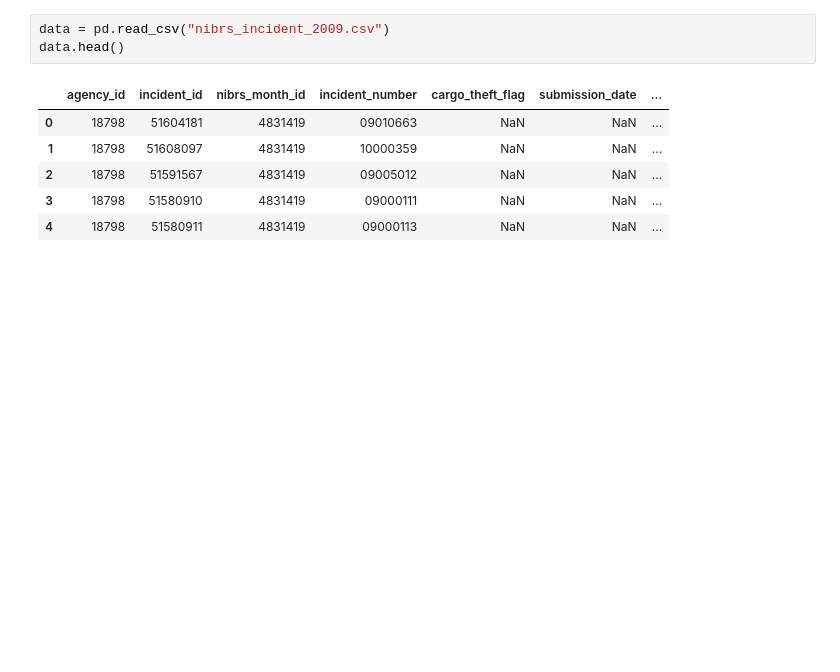
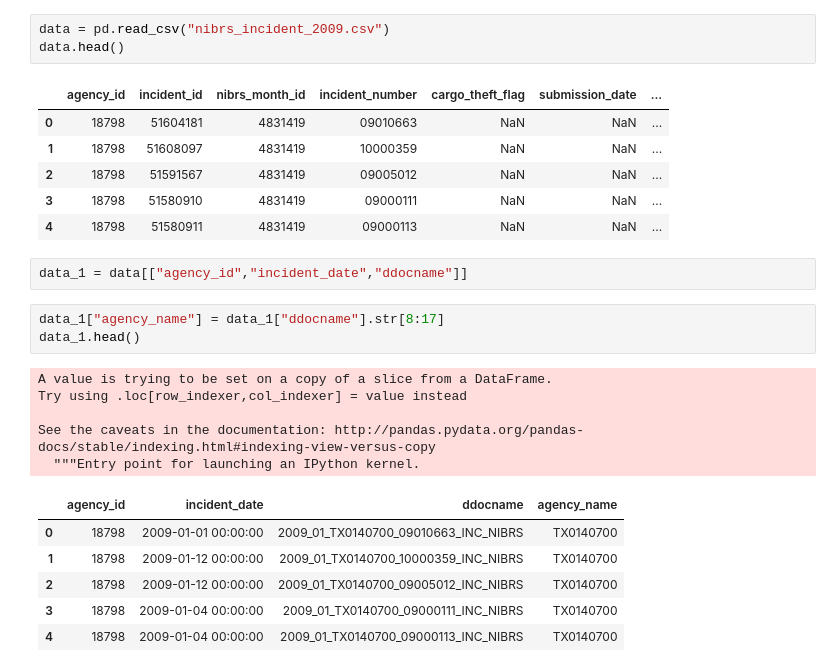
Before and after one commit to olegmrnv/crime_correlations, a Jupyter notebook: notebooks/crime_data_pull.ipynb, the cells around one changed output. Saved outputs shown, nothing was run; the diff lists cells and outputs as text; blank space fills up the shorter version.

```diff
--- a/notebooks/crime_data_pull.ipynb
+++ b/notebooks/crime_data_pull.ipynb
@@ -14,3 +15,20 @@ data.head()
 | 2 | 18798 | 51591567 | 4831419 | 09005012 | NaN | NaN | ... |
 | 3 | 18798 | 51580910 | 4831419 | 09000111 | NaN | NaN | ... |
 | 4 | 18798 | 51580911 | 4831419 | 09000113 | NaN | NaN | ... |
+# %%
+data_1 = data[["agency_id","incident_date","ddocname"]]
+# %%
+data_1["agency_name"] = data_1["ddocname"].str[8:17]
+data_1.head()
+# %% [output]
+A value is trying to be set on a copy of a slice from a DataFrame.
+Try using .loc[row_indexer,col_indexer] = value instead
+
+See the caveats in the documentation: http://pandas.pydata.org/pandas-docs/stable/indexing.html#indexing-view-versus-copy
+  """Entry point for launching an IPython kernel.
+|  | agency_id | incident_date | ddocname | agency_name |
+| 0 | 18798 | 2009-01-01 00:00:00 | 2009_01_TX0140700_09010663_INC_NIBRS | TX0140700 |
+| 1 | 18798 | 2009-01-12 00:00:00 | 2009_01_TX0140700_10000359_INC_NIBRS | TX0140700 |
+| 2 | 18798 | 2009-01-12 00:00:00 | 2009_01_TX0140700_09005012_INC_NIBRS | TX0140700 |
+| 3 | 18798 | 2009-01-04 00:00:00 | 2009_01_TX0140700_09000111_INC_NIBRS | TX0140700 |
+| 4 | 18798 | 2009-01-04 00:00:00 | 2009_01_TX0140700_09000113_INC_NIBRS | TX0140700 |
```
Also changed, not shown: parts of 12 cells of this notebook.
